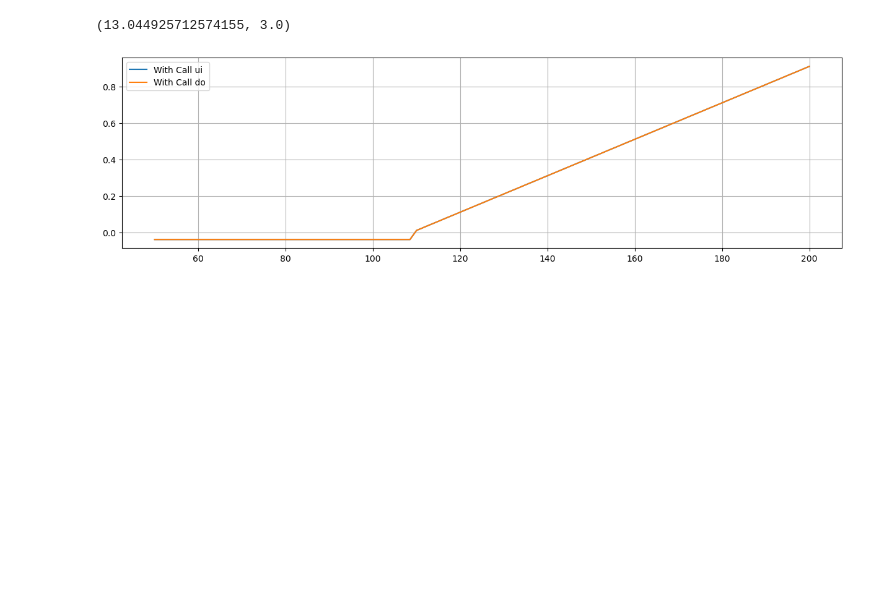
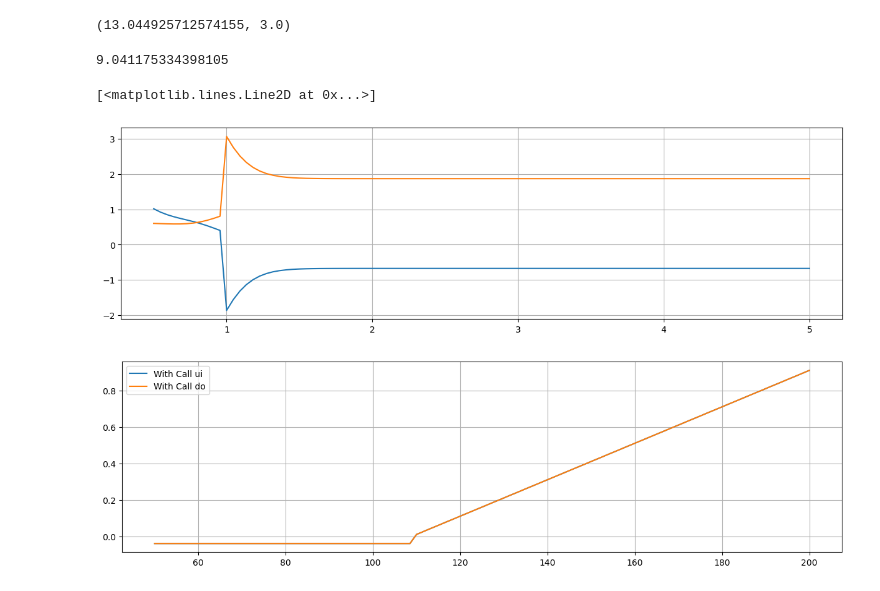
Before and after one commit to dmtrpolovnikov/structured_fin_products, a Jupyter notebook: lab_03.ipynb, the cells around one changed output. Cells and saved outputs as stored; diff of their text form; code cells hidden in the pictures; blank space fills up the shorter version.

```diff
--- a/lab_03.ipynb
+++ b/lab_03.ipynb
@@ -161,7 +161,7 @@ def barrier_call(
     assert barrier_type in list(barrier_calls.keys()), f'Unexpected barrier option type! Required {list(barrier_calls.keys())}, got {barrier_type}'
     call_func = barrier_calls[barrier_type]
     A, B, C, D, E, F = calc_literals(S, H, K, R, T, r, b, q, sigma, eta, phi)
-    return call_func(S, H, K, T, r, q, sigma)
+    return call_func(S, H, K, T, r, q, sigma, A, B, C, D, E, F)
 
 def barrier_put(
     S, H, K, R, T, r, b, q, sigma, eta, phi, barrier_type = 'di'
@@ -169,7 +169,7 @@ def barrier_put(
     assert barrier_type in list(barrier_puts.keys()), f'Unexpected barrier option type! Required {list(barrier_puts.keys())}, got {barrier_type}'
     call_func = barrier_puts[barrier_type]
     A, B, C, D, E, F = calc_literals(S, H, K, R, T, r, b, q, sigma, eta, phi)
-    return call_func(S, H, K, T, r, q, sigma)
+    return call_func(S, H, K, T, r, q, sigma, A, B, C, D, E, F)
 
 options = {'call': barrier_call, 'put': barrier_put}
 def barrier_option(
@@ -209,6 +279,44 @@ barrier_call(S, H, K, R, T, r, b, q, sigma, eta, phi, barrier_type = 'di')
 c_ui, c_do
 # %% [output]
 (13.044925712574155, 3.0)
+# %%
+S = 100
+K = 100
+H = 110
+R = 3
+T = 0.5
+r = 0.08
+b = 0.04
+sigma = 0.25
+q = 0
+# %%
+def call(S, K, tau, vol, r, q):
+    d1 = (np.log (S / K) + (r + vol**2 / 2) * tau) / (vol * np.sqrt(tau))
+    d2 = d1 - vol * np.sqrt(tau)
+    return S * np.exp(-q * tau) * norm.cdf(d1) - K * np.exp (-r * tau) * norm.cdf(d2)
+# %%
+regular_call = call(S, K, T, sigma, r, q)
+# %%
+regular_call
+# %% [output]
+9.041175334398105
+# %%
+option_type = 'call'
+barrier_type = 'uo'
+Hs = np.linspace(0.5*S, 5*S, 100)
+c_dos = np.fromiter((barrier_option(S, h, K, R, T, r, b, q, sigma, option_type=option_type, barrier_type=barrier_type) for h in Hs), dtype=float) / regular_call
+
+option_type = 'call'
+barrier_type = 'ui'
+c_dis = np.fromiter((barrier_option(S, h, K, R, T, r, b, q, sigma, option_type=option_type, barrier_type=barrier_type) for h in Hs), dtype=float) / regular_call
+
+plt.figure(figsize=(15, 4))
+plt.grid()
+plt.plot(Hs/100, c_dos)
+plt.plot(Hs/100, c_dis)
+# %% [output]
+[<matplotlib.lines.Line2D at 0x...>]
+[figure, added]
 # %%
 # task 1
 
```
Also changed, not shown: parts of 7 cells of this notebook, 2 other files.
